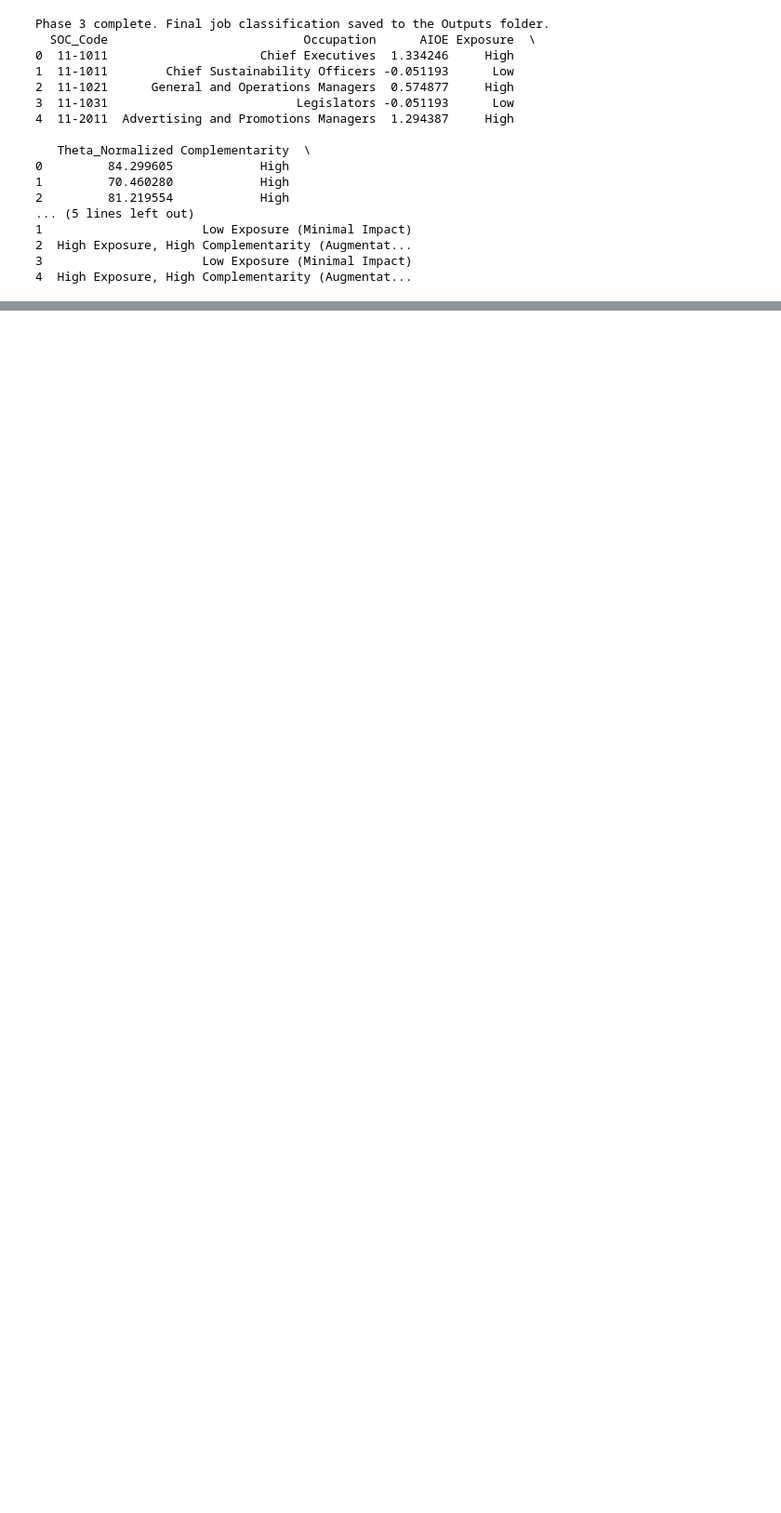
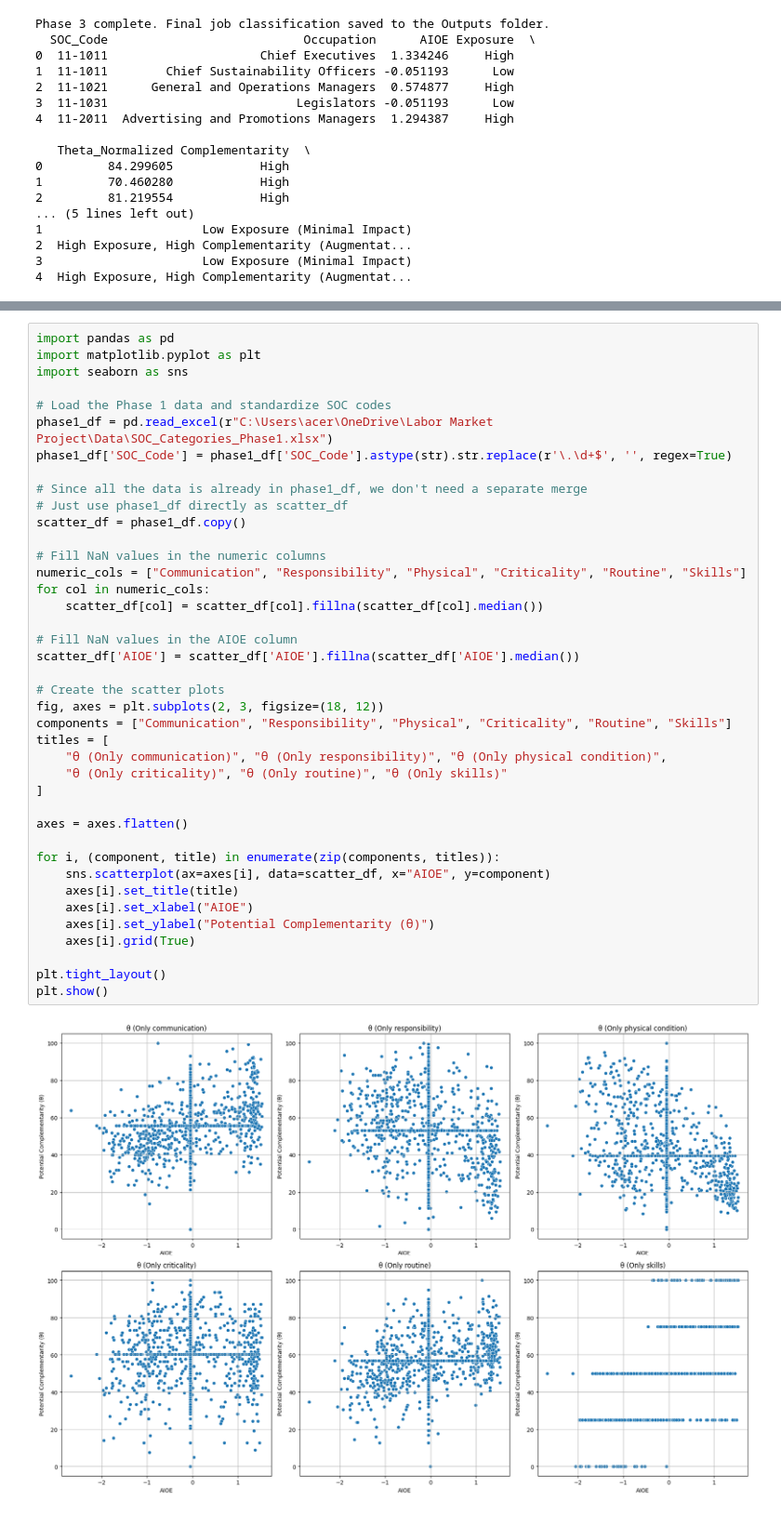
Before and after one commit to jihliyaen/Labor-Market-Project, a Jupyter notebook: Scripts/notebook_01.ipynb, the cells around one changed output, grey strips where cells are left out. Shown: that part at 93% size. Cells and saved outputs as stored; diff of their text form; blank space fills up the shorter version.

```diff
--- a/Scripts/notebook_01.ipynb
+++ b/Scripts/notebook_01.ipynb
@@ -283,0 +383,42 @@ Phase 3 complete. Final job classification saved to the Outputs folder.
+# %%
+import pandas as pd
+import matplotlib.pyplot as plt
+import seaborn as sns
+
+# Load the Phase 1 data and standardize SOC codes
+phase1_df = pd.read_excel(r"C:\Users\acer\OneDrive\Labor Market Project\Data\SOC_Categories_Phase1.xlsx")
+phase1_df['SOC_Code'] = phase1_df['SOC_Code'].astype(str).str.replace(r'\.\d+$', '', regex=True)
+
+# Since all the data is already in phase1_df, we don't need a separate merge
+# Just use phase1_df directly as scatter_df
+scatter_df = phase1_df.copy()
+
+# Fill NaN values in the numeric columns
+numeric_cols = ["Communication", "Responsibility", "Physical", "Criticality", "Routine", "Skills"]
+for col in numeric_cols:
+    scatter_df[col] = scatter_df[col].fillna(scatter_df[col].median())
+
+# Fill NaN values in the AIOE column
+scatter_df['AIOE'] = scatter_df['AIOE'].fillna(scatter_df['AIOE'].median())
+
+# Create the scatter plots
+fig, axes = plt.subplots(2, 3, figsize=(18, 12))
+components = ["Communication", "Responsibility", "Physical", "Criticality", "Routine", "Skills"]
+titles = [
+    "θ (Only communication)", "θ (Only responsibility)", "θ (Only physical condition)",
+    "θ (Only criticality)", "θ (Only routine)", "θ (Only skills)"
+]
+
+axes = axes.flatten()
+
+for i, (component, title) in enumerate(zip(components, titles)):
+    sns.scatterplot(ax=axes[i], data=scatter_df, x="AIOE", y=component)
+    axes[i].set_title(title)
+    axes[i].set_xlabel("AIOE")
+    axes[i].set_ylabel("Potential Complementarity (θ)")
+    axes[i].grid(True)
+
+plt.tight_layout()
+plt.show()
+# %% [output]
+[figure, added]
```
Also changed, not shown: parts of 5 cells of this notebook, 1 other file.
